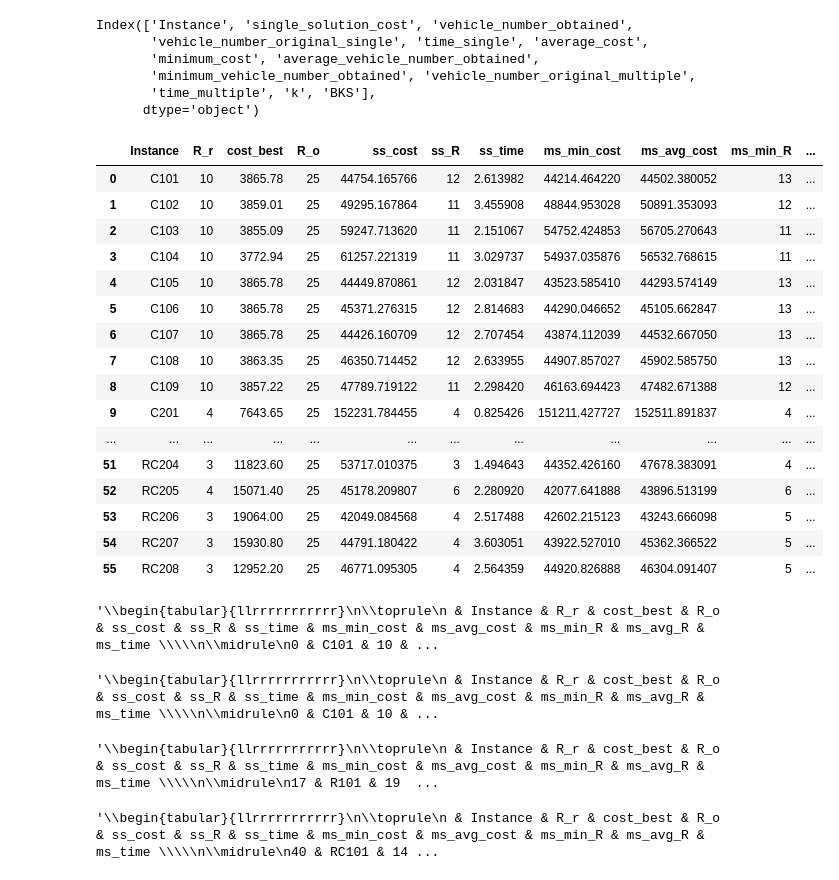
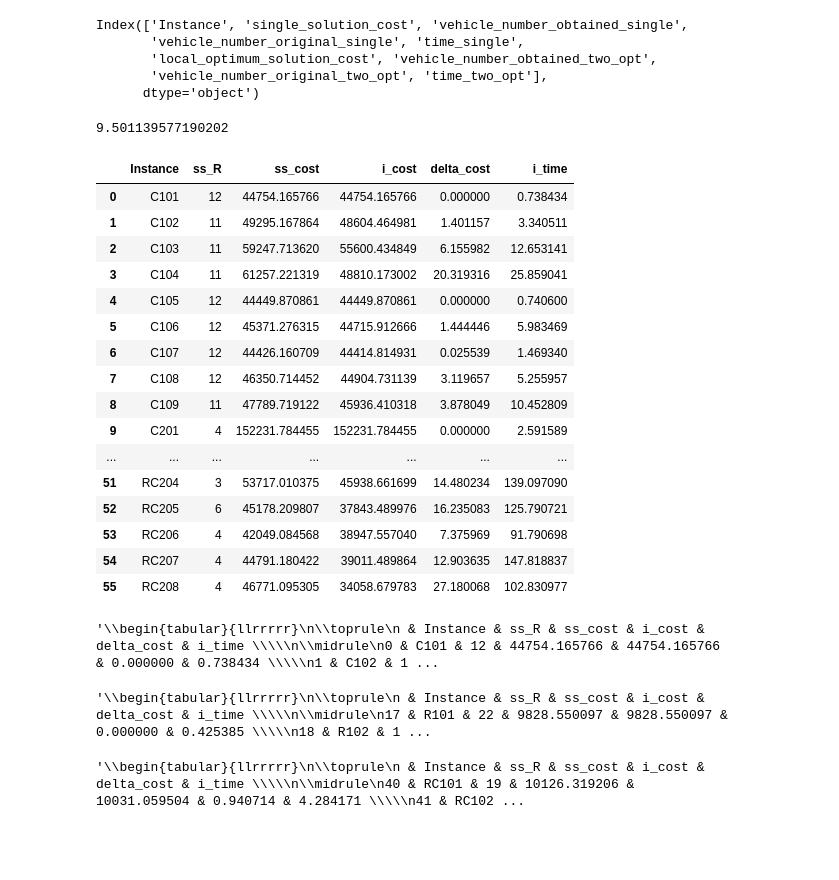
Before and after one commit to jhortizo/heuristics-ccvrptw, a Jupyter notebook: notebooks/02_merging_intensification_results.ipynb, the cells around one changed output. Drawn from its saved outputs; the diff is of its cells as text; code cells hidden in the pictures; blank space fills up the shorter version.

```diff
--- a/notebooks/02_merging_intensification_results.ipynb
+++ b/notebooks/02_merging_intensification_results.ipynb
@@ -1,74 +1,71 @@
 # %%
 import pandas as pd
 # %%
-single_solutions_results = pd.read_csv('../results/second_delivery/single_solution.csv')
-intensification_two_opt = pd.read_csv('../results/third_delivery/two_opt_intensification.csv')
+single_solutions_results = pd.read_csv('../results/second-delivery/single_solution.csv')
+intensification_two_opt = pd.read_csv('../results/third-delivery/two_opt_intensification.csv')
 # %%
 merged = pd.merge(single_solutions_results, intensification_two_opt, on='Instance', suffixes=('_single', '_two_opt'))
 # %%
 merged.columns
 # %% [output]
-Index(['Instance', 'single_solution_cost', 'vehicle_number_obtained',
-       'vehicle_number_original_single', 'time_single', 'average_cost',
-       'minimum_cost', 'average_vehicle_number_obtained',
-       'minimum_vehicle_number_obtained', 'vehicle_number_original_multiple',
-       'time_multiple', 'k', 'BKS'],
+Index(['Instance', 'single_solution_cost', 'vehicle_number_obtained_single',
+       'vehicle_number_original_single', 'time_single',
+       'local_optimum_solution_cost', 'vehicle_number_obtained_two_opt',
+       'vehicle_number_original_two_opt', 'time_two_opt'],
       dtype='object')
 # %%
 merged['intensification_improvement_percentage'] = (merged['single_solution_cost'] - merged['local_optimum_solution_cost']) / merged['single_solution_cost'] * 100
 
 print(merged['intensification_improvement_percentage'].mean())
+# %% [output]
+9.501139577190202
 # %%
 merged_tuned = merged.rename(columns={
     'single_solution_cost': 'ss_cost',
     'vehicle_number_obtained_single': 'ss_R',
     "local_optimum_solution_cost": 'i_cost',
     "intensification_improvement_percentage": 'delta_cost',
-    'time': 'i_time',
+    'time_two_opt': 'i_time',
 })[[
     'Instance',
     'ss_R',
     'ss_cost',
     'i_cost',
     'delta_cost',
     'i_time',
 ]]
 
 merged_tuned
 # %% [output]
-|  | Instance | R_r | cost_best | R_o | ss_cost | ss_R | ss_time | ms_min_cost | ms_avg_cost | ms_min_R | ... |
-| 0 | C101 | 10 | 3865.78 | 25 | 44754.165766 | 12 | 2.613982 | 44214.464220 | 44502.380052 | 13 | ... |
-| 1 | C102 | 10 | 3859.01 | 25 | 49295.167864 | 11 | 3.455908 | 48844.953028 | 50891.353093 | 12 | ... |
-| 2 | C103 | 10 | 3855.09 | 25 | 59247.713620 | 11 | 2.151067 | 54752.424853 | 56705.270643 | 11 | ... |
-| 3 | C104 | 10 | 3772.94 | 25 | 61257.221319 | 11 | 3.029737 | 54937.035876 | 56532.768615 | 11 | ... |
-| 4 | C105 | 10 | 3865.78 | 25 | 44449.870861 | 12 | 2.031847 | 43523.585410 | 44293.574149 | 13 | ... |
-| 5 | C106 | 10 | 3865.78 | 25 | 45371.276315 | 12 | 2.814683 | 44290.046652 | 45105.662847 | 13 | ... |
-| 6 | C107 | 10 | 3865.78 | 25 | 44426.160709 | 12 | 2.707454 | 43874.112039 | 44532.667050 | 13 | ... |
-| 7 | C108 | 10 | 3863.35 | 25 | 46350.714452 | 12 | 2.633955 | 44907.857027 | 45902.585750 | 13 | ... |
-| 8 | C109 | 10 | 3857.22 | 25 | 47789.719122 | 11 | 2.298420 | 46163.694423 | 47482.671388 | 12 | ... |
-| 9 | C201 | 4 | 7643.65 | 25 | 152231.784455 | 4 | 0.825426 | 151211.427727 | 152511.891837 | 4 | ... |
-| ... | ... | ... | ... | ... | ... | ... | ... | ... | ... | ... | ... |
-| 51 | RC204 | 3 | 11823.60 | 25 | 53717.010375 | 3 | 1.494643 | 44352.426160 | 47678.383091 | 4 | ... |
-| 52 | RC205 | 4 | 15071.40 | 25 | 45178.209807 | 6 | 2.280920 | 42077.641888 | 43896.513199 | 6 | ... |
-| 53 | RC206 | 3 | 19064.00 | 25 | 42049.084568 | 4 | 2.517488 | 42602.215123 | 43243.666098 | 5 | ... |
-| 54 | RC207 | 3 | 15930.80 | 25 | 44791.180422 | 4 | 3.603051 | 43922.527010 | 45362.366522 | 5 | ... |
-| 55 | RC208 | 3 | 12952.20 | 25 | 46771.095305 | 4 | 2.564359 | 44920.826888 | 46304.091407 | 5 | ... |
+|  | Instance | ss_R | ss_cost | i_cost | delta_cost | i_time |
+| 0 | C101 | 12 | 44754.165766 | 44754.165766 | 0.000000 | 0.738434 |
+| 1 | C102 | 11 | 49295.167864 | 48604.464981 | 1.401157 | 3.340511 |
+| 2 | C103 | 11 | 59247.713620 | 55600.434849 | 6.155982 | 12.653141 |
+| 3 | C104 | 11 | 61257.221319 | 48810.173002 | 20.319316 | 25.859041 |
+| 4 | C105 | 12 | 44449.870861 | 44449.870861 | 0.000000 | 0.740600 |
+| 5 | C106 | 12 | 45371.276315 | 44715.912666 | 1.444446 | 5.983469 |
+| 6 | C107 | 12 | 44426.160709 | 44414.814931 | 0.025539 | 1.469340 |
+| 7 | C108 | 12 | 46350.714452 | 44904.731139 | 3.119657 | 5.255957 |
+| 8 | C109 | 11 | 47789.719122 | 45936.410318 | 3.878049 | 10.452809 |
+| 9 | C201 | 4 | 152231.784455 | 152231.784455 | 0.000000 | 2.591589 |
+| ... | ... | ... | ... | ... | ... | ... |
+| 51 | RC204 | 3 | 53717.010375 | 45938.661699 | 14.480234 | 139.097090 |
+| 52 | RC205 | 6 | 45178.209807 | 37843.489976 | 16.235083 | 125.790721 |
+| 53 | RC206 | 4 | 42049.084568 | 38947.557040 | 7.375969 | 91.790698 |
+| 54 | RC207 | 4 | 44791.180422 | 39011.489864 | 12.903635 | 147.818837 |
+| 55 | RC208 | 4 | 46771.095305 | 34058.679783 | 27.180068 | 102.830977 |
-# %%
-merged_tuned.to_latex()
-# %% [output]
-'\\begin{tabular}{llrrrrrrrrrrr}\n\\toprule\n & Instance & R_r & cost_best & R_o & ss_cost & ss_R & ss_time & ms_min_cost & ms_avg_cost & ms_min_R & ms_avg_R & ms_time \\\\\n\\midrule\n0 & C101 & 10 & ...
 # %%
 merged_tuned.loc[0:16].to_latex()
 # %% [output]
-'\\begin{tabular}{llrrrrrrrrrrr}\n\\toprule\n & Instance & R_r & cost_best & R_o & ss_cost & ss_R & ss_time & ms_min_cost & ms_avg_cost & ms_min_R & ms_avg_R & ms_time \\\\\n\\midrule\n0 & C101 & 10 & ...
+'\\begin{tabular}{llrrrrr}\n\\toprule\n & Instance & ss_R & ss_cost & i_cost & delta_cost & i_time \\\\\n\\midrule\n0 & C101 & 12 & 44754.165766 & 44754.165766 & 0.000000 & 0.738434 \\\\\n1 & C102 & 1 ...
 # %%
 merged_tuned.loc[17:39].to_latex()
 # %% [output]
-'\\begin{tabular}{llrrrrrrrrrrr}\n\\toprule\n & Instance & R_r & cost_best & R_o & ss_cost & ss_R & ss_time & ms_min_cost & ms_avg_cost & ms_min_R & ms_avg_R & ms_time \\\\\n\\midrule\n17 & R101 & 19  ...
+'\\begin{tabular}{llrrrrr}\n\\toprule\n & Instance & ss_R & ss_cost & i_cost & delta_cost & i_time \\\\\n\\midrule\n17 & R101 & 22 & 9828.550097 & 9828.550097 & 0.000000 & 0.425385 \\\\\n18 & R102 & 1 ...
 # %%
 merged_tuned.loc[40:].to_latex()
 # %% [output]
-'\\begin{tabular}{llrrrrrrrrrrr}\n\\toprule\n & Instance & R_r & cost_best & R_o & ss_cost & ss_R & ss_time & ms_min_cost & ms_avg_cost & ms_min_R & ms_avg_R & ms_time \\\\\n\\midrule\n40 & RC101 & 14 ...
+'\\begin{tabular}{llrrrrr}\n\\toprule\n & Instance & ss_R & ss_cost & i_cost & delta_cost & i_time \\\\\n\\midrule\n40 & RC101 & 19 & 10126.319206 & 10031.059504 & 0.940714 & 4.284171 \\\\\n41 & RC102 ...
 # %%
 merged[
     [
```
Also changed, not shown: parts of 2 cells of this notebook.
